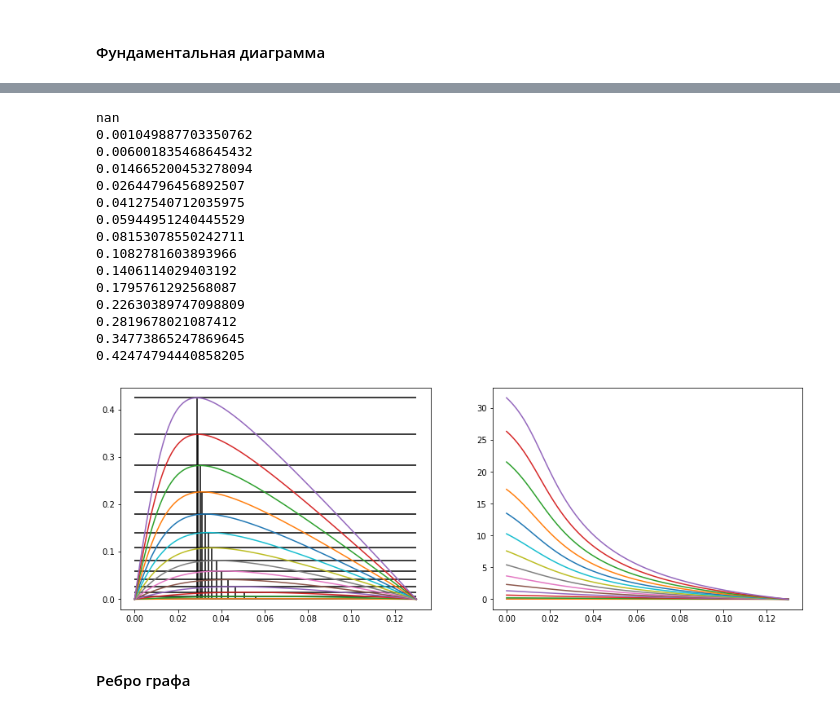
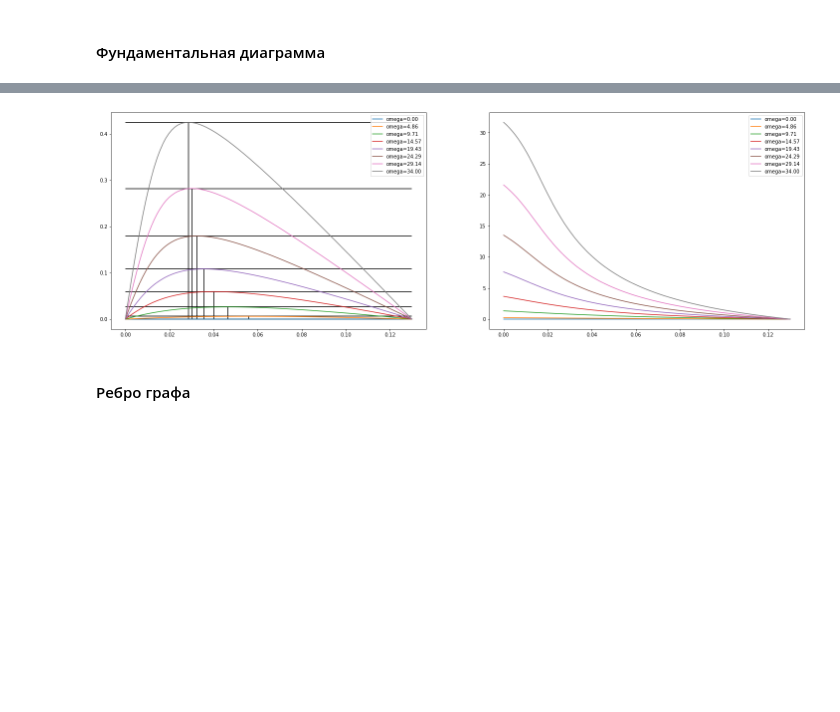
Before and after one commit to matrosik17/OzonMasters2019_nla_project, a Jupyter notebook: TrafficSimulation.ipynb, the cells around one changed output, grey strips where cells are left out. Drawn from its saved outputs; the diff is of its cells as text; code cells hidden in the pictures; blank space fills up the shorter version.

```diff
--- a/TrafficSimulation.ipynb
+++ b/TrafficSimulation.ipynb
@@ -286,7 +282,11 @@ class FundamentalDiagram:
         b = np.sqrt(1 + (lmbda * (1 - p))**2)
         y = lmbda * (rho / self.rho_max - p)
 
-        rho_c = self.rho_max * (p + (b - a) / (lmbda * np.sqrt(lmbda**2 - (b - a)**2)) )
+        numerator = (b - a)
+        denominator = lmbda * np.sqrt(lmbda**2 - (b - a)**2)
+        addition = np.divide(numerator, denominator, where=denominator!=0)
+
+        rho_c = self.rho_max * (p + addition)
         return rho_c
 
     def _calc_params(self, omega):
@@ -317,3 +317,10 @@ lmbda = np.vectorize(lambda omega: 10. * (omega / 35.))
 p = np.vectorize(lambda omega: .1 * (omega / 35.))
 rho_max = 0.13
 fd = FundamentalDiagram(alpha, lmbda, p, rho_max)
+# %%
+%%time
+w = 0.
+fd.V(np.array([0.]), np.array([w]))
+fd.V(np.array([0.01]), np.array([w]))
+fd.rho_c(np.array([0.01]), np.array([w]))
+fd.Q_max(np.array([0.01]), np.array([w]))
@@ -320,40 +331,25 @@ fd = FundamentalDiagram(alpha, lmbda, p, rho_max)
 # %%
-fig, ax = plt.subplots(1, 2, figsize=(15, 5))
+fig, ax = plt.subplots(1, 2, figsize=(25, 8))
 
 rho = np.linspace(0, rho_max, 100)
-for w in np.linspace(0., 34., 15):
+for w in np.linspace(0., 34., 8):
 
     omega = w * np.ones(rho.shape)
     q = fd.Q(rho, omega)
     v = fd.V(rho, omega)
     rho_c = fd.rho_c(rho, omega)
     q_max = fd.Q_max(rho, omega)
 
-    print(q_max[0])
-
-    ax[0].plot(rho, q)
+    ax[0].plot(rho, q, label=f'omega={w:.2f}')
     ax[0].vlines(x=rho_c[0], ymin=0, ymax=q_max[0])
     ax[0].hlines(y=q_max[0], xmin=0, xmax=rho_max)
+    ax[0].legend()
 
-    ax[1].plot(rho, v)
+    ax[1].plot(rho, v, label=f'omega={w:.2f}')
+    ax[1].legend()
 plt.show()
 # %% [output]
-nan
-0.001049887703350762
-0.006001835468645432
-0.014665200453278094
-0.02644796456892507
-0.04127540712035975
-0.05944951240445529
-0.08153078550242711
-0.1082781603893966
-0.1406114029403192
-0.1795761292568087
-0.22630389747098809
-0.2819678021087412
-0.34773865247869645
-0.42474794440858205
-[figure, old version]
+[figure, new version]
 # %% [markdown]
 #### Ребро графа
 # %%
```
Also changed, not shown: parts of 8 cells of this notebook.
